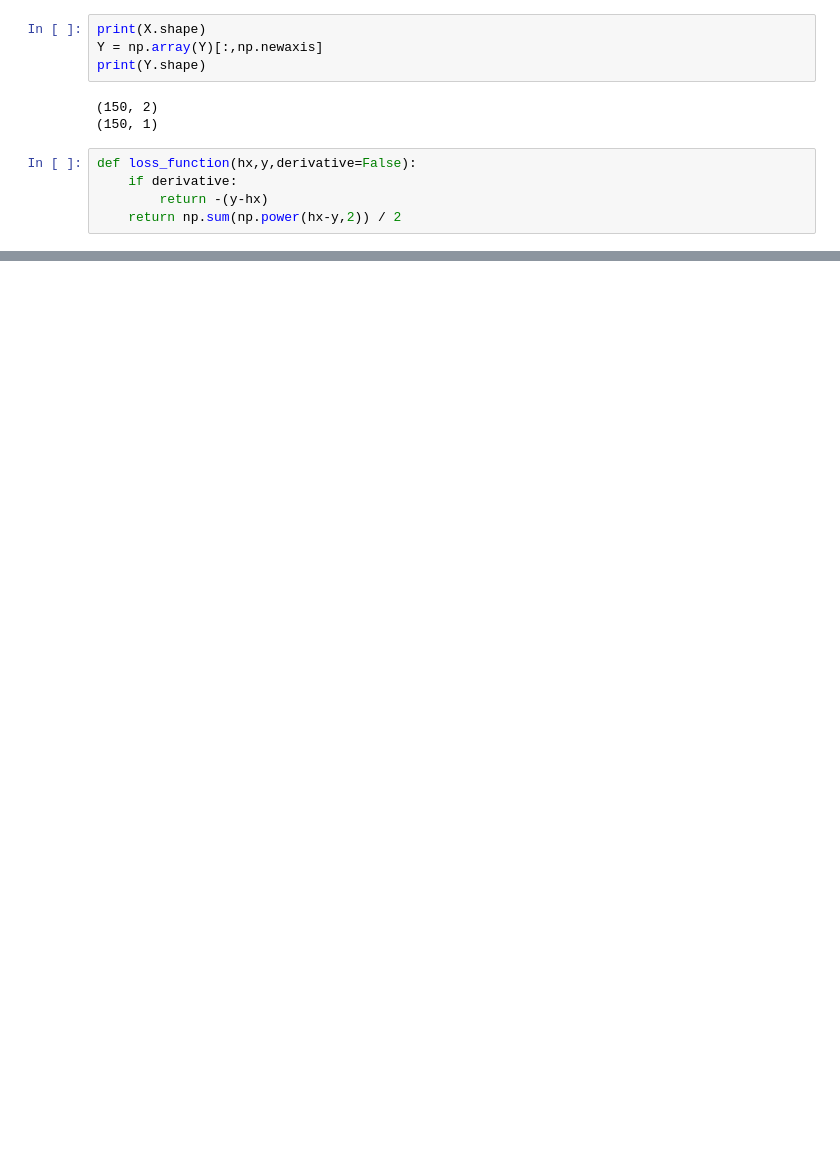
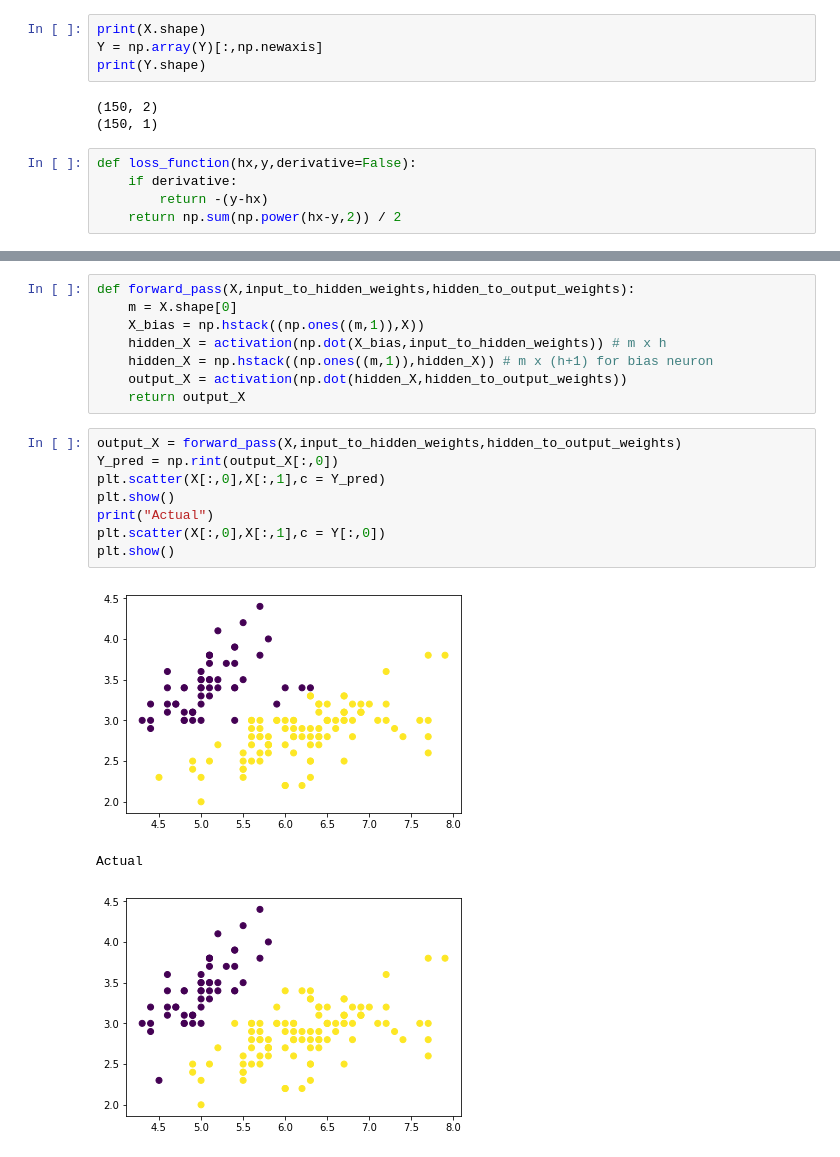
Before and after one commit to tianyu139/neural_network, a Jupyter notebook: Neural_Network.ipynb, the cells around one changed output, grey strips where cells are left out. Saved outputs shown, nothing was run; the diff lists cells and outputs as text; blank space fills up the shorter version.

```diff
--- a/Neural_Network.ipynb
+++ b/Neural_Network.ipynb
@@ -168,0 +168,20 @@ plt.plot(losses)
+# %%
+def forward_pass(X,input_to_hidden_weights,hidden_to_output_weights):
+    m = X.shape[0]
+    X_bias = np.hstack((np.ones((m,1)),X))
+    hidden_X = activation(np.dot(X_bias,input_to_hidden_weights)) # m x h
+    hidden_X = np.hstack((np.ones((m,1)),hidden_X)) # m x (h+1) for bias neuron
+    output_X = activation(np.dot(hidden_X,hidden_to_output_weights))
+    return output_X
+# %%
+output_X = forward_pass(X,input_to_hidden_weights,hidden_to_output_weights)
+Y_pred = np.rint(output_X[:,0])
+plt.scatter(X[:,0],X[:,1],c = Y_pred)
+plt.show()
+print("Actual")
+plt.scatter(X[:,0],X[:,1],c = Y[:,0])
+plt.show()
+# %% [output]
+[figure, added]
+Actual
+[figure, added]
```
Also changed, not shown: parts of 9 cells of this notebook.
